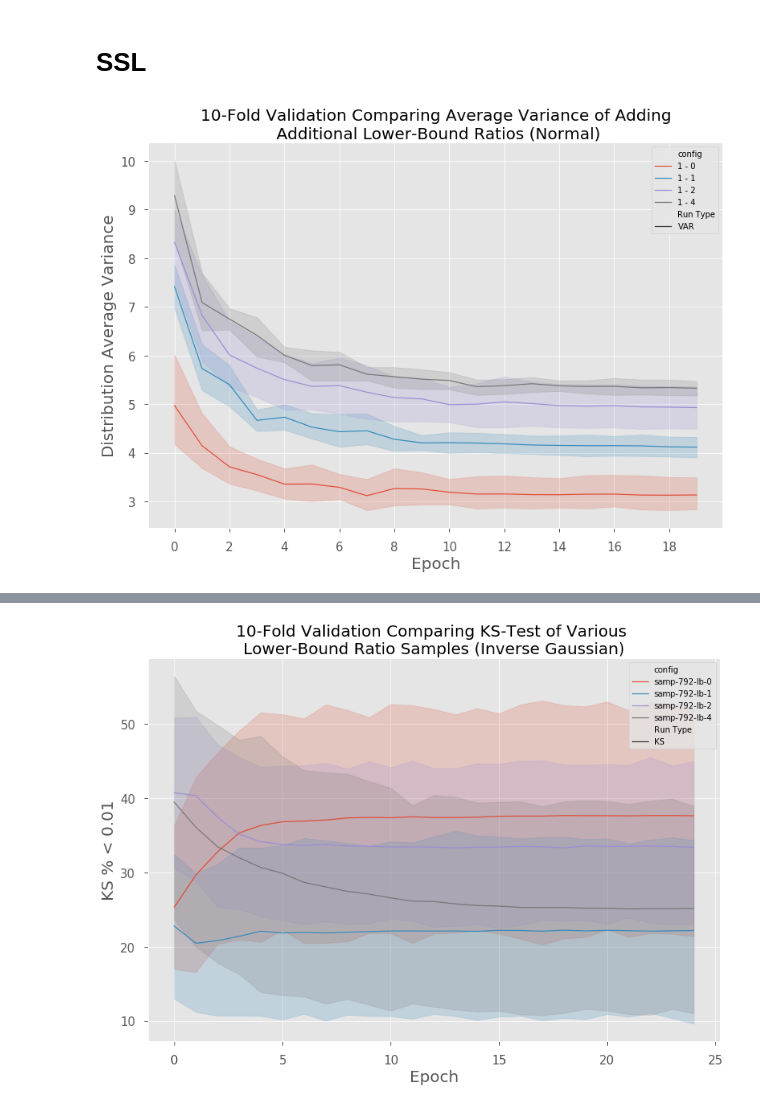
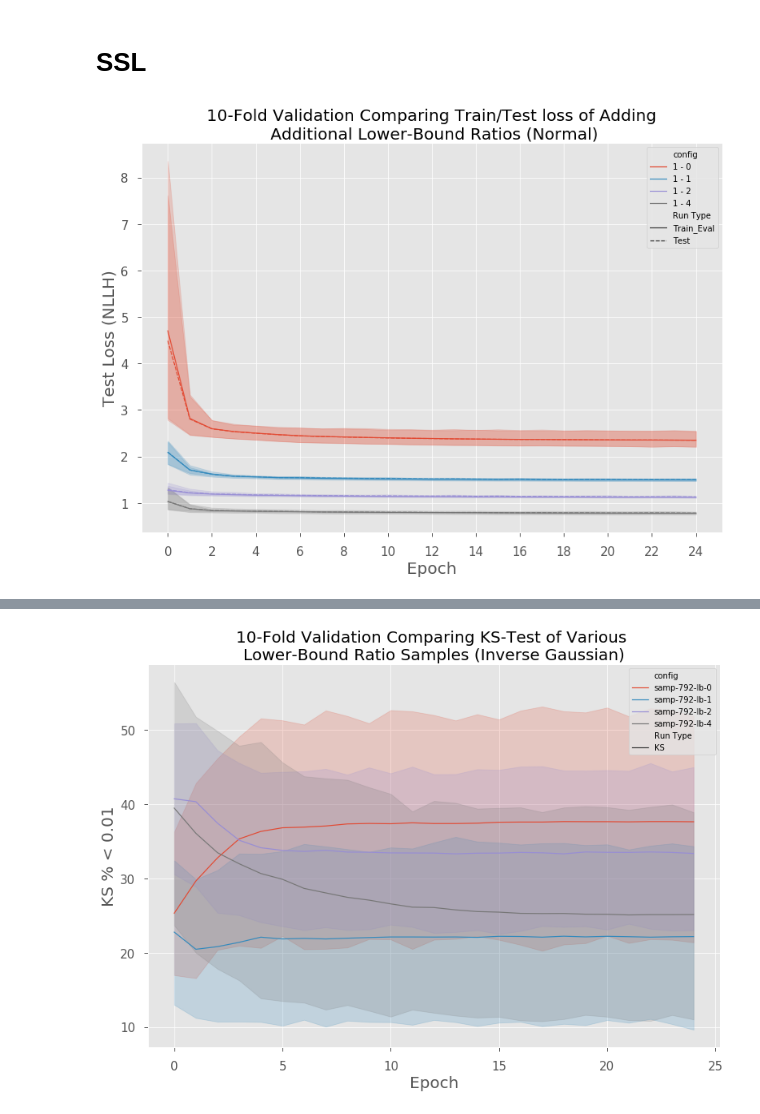
Before and after one commit to tuero/rocksndiamonds, a Jupyter notebook: src/ai/distnet/work_sheets/graphing.ipynb, the cells around one changed output, grey strips where cells are left out. Saved outputs shown, nothing was run; the diff lists cells and outputs as text; code cells hidden in the pictures.

Commit message:
Changes to data handeling

```diff
--- a/src/ai/distnet/work_sheets/graphing.ipynb
+++ b/src/ai/distnet/work_sheets/graphing.ipynb
@@ -167,7 +167,7 @@ graphCompareModelKS(data, dep_axis_title="KS Percent < 0.01", graph_title="NHLL
 # %% [output]
 [figure]
 # %%
-def graphCompareModelValidationLoss(data, dep_axis_title, graph_title, samps=None, scale=None, output_name=None):
+def graphCompareModelValidationLoss(data, dep_axis_title, graph_title, samps=None, scale=None, output_name=None, style="Run Type"):
     """
     Args:
         data (list): List of dataframe loss data for each model
@@ -183,7 +183,7 @@ def graphCompareModelValidationLoss(data, dep_axis_title, graph_title, samps=Non
         data = data[data['config'].str.contains('{}'.format(samps))]
     fig, ax = plt.subplots()
     ax.set_title(graph_title)
-    g = sns.lineplot(x="Epoch", y="Loss", hue="config", style="Run Type", data=data)
+    g = sns.lineplot(x="Epoch", y="Loss", hue="config", style=style, data=data)
     g.set(ylabel=dep_axis_title)
     ax.get_yaxis().set_major_formatter(tkr.FuncFormatter(lambda x, p: format(int(x), ',')))
     plt.xticks(np.arange(data['Epoch'].min(), data['Epoch'].max()+1, 2.0))
@@ -228,8 +228,8 @@ lbs = [0, 1, 2, 4]
 df_norm_ssl = getEmptyDataFrame()
 df_bayes_ssl = getEmptyDataFrame()
 
-norm_path = "../kfold_dfs/df_NORMAL_samp--1-lb-{}-div-1.pkl"
-bayes_path = "../kfold_dfs/df_BAYESIAN_samp--1-lb-{}-div-1.pkl"
+norm_path = "../kfold_dfs/df_NORMAL_samp--1-lb-{}-div-1_2.pkl"
+bayes_path = "../kfold_dfs/df_BAYESIAN_samp--1-lb-{}-div-1_2.pkl"
 
 # Join data
 for lb in lbs:
@@ -261,14 +261,15 @@ df_bayes_ssl_traintest = df_bayes_ssl[(df_bayes_ssl['Run Type'] == "Test") | (df
 # %%
 # data_ver = df_lognormal_div_ks
 # data_ver = df_invgauss_div_ks
 # data_ver = df_bayes_div_traintest[df_bayes_div_traintest['Epoch'] != 0]
 # bayes_test_additional_data
-data_ver = df_norm_ssl_v
+# Comparing normal test loss
+data_ver = df_norm_ssl_traintest
 data_ver = data_ver.replace('samp--1-lb-0-div-1', '1 - 0')
 data_ver = data_ver.replace('samp--1-lb-1-div-1', '1 - 1')
 data_ver = data_ver.replace('samp--1-lb-2-div-1', '1 - 2')
 data_ver = data_ver.replace('samp--1-lb-4-div-1', '1 - 4')
-graphCompareModelValidationLoss(data_ver, dep_axis_title="Distribution Average Variance", graph_title="10-Fold Validation Comparing Average Variance of Adding\n Additional Lower-Bound Ratios (Normal)",
-                               samps=None, scale=False, output_name="norm_v_additional_data")
+graphCompareModelValidationLoss(data_ver, dep_axis_title="Test Loss (NLLH)", graph_title="10-Fold Validation Comparing Train/Test loss of Adding\n Additional Lower-Bound Ratios (Normal)",
+                               samps=None, scale=False, output_name="test", style="Run Type")
 # %% [output]
-[figure, old version]
+[figure, new version]
```
Also changed, not shown: parts of 6 cells of this notebook, 17 other files.
